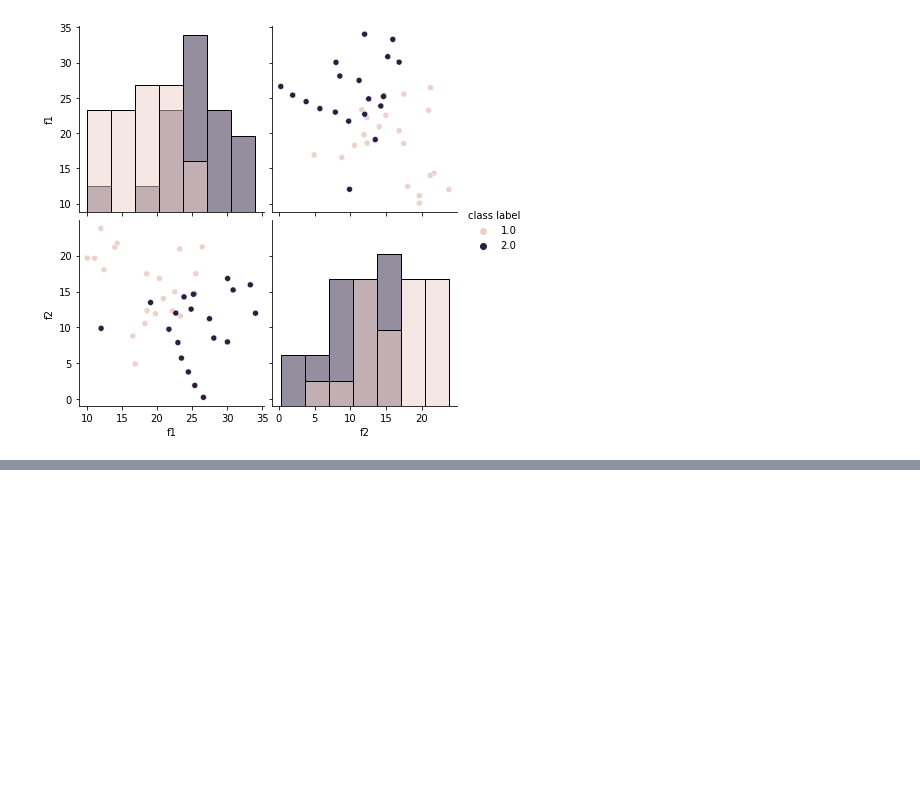
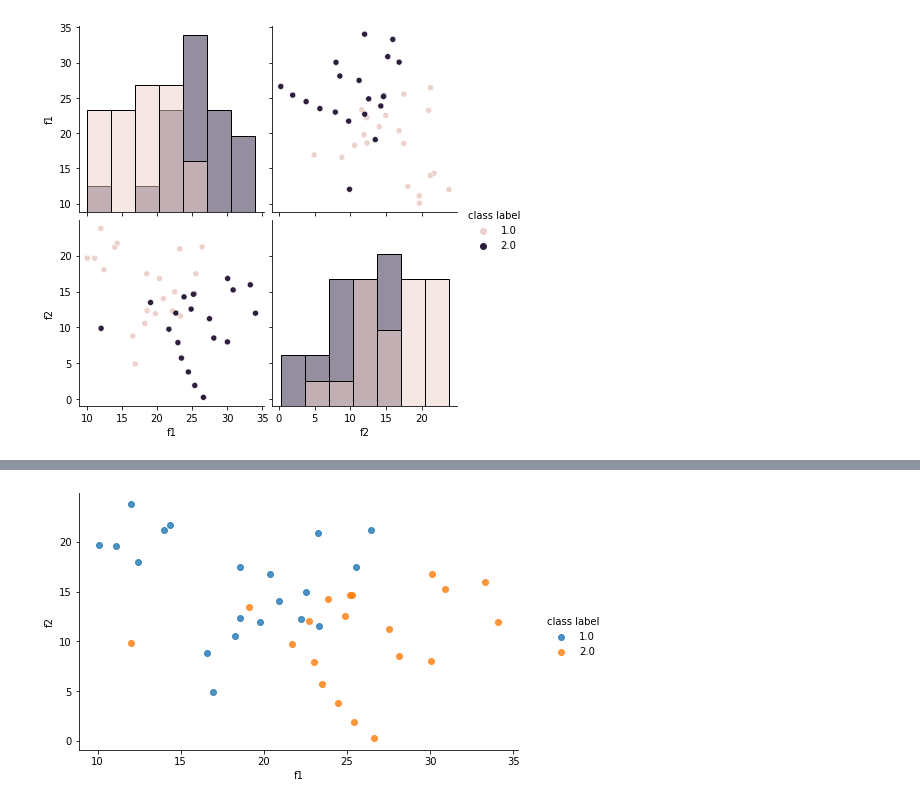
Before and after one commit to taareek/machine_learning, a Jupyter notebook: course work/Problem 1/Assignment 01.ipynb, the cells around one changed output, grey strips where cells are left out. Drawn from its saved outputs; the diff is of its cells as text; code cells hidden in the pictures; blank space fills up the shorter version.

```diff
--- a/course work/Problem 1/Untitled.ipynb
+++ b/course work/Problem 1/Assignment 01.ipynb
@@ -207,2 +233,12 @@ data.hist(edgecolor= 'black', linewidth= 1.2, figsize= (10,6), bins= 5);
 # %%
 data.hist?
+# %%
+import seaborn as sns
+import warnings
+warnings.simplefilter(action="ignore", category=FutureWarning)
+sns.lmplot('f1', 'f2', data, hue='class label', fit_reg=False)
+fig = plt.gcf()
+fig.set_size_inches(8, 4)
+plt.show()
+# %% [output]
+[figure, added]
```
Also changed, not shown: parts of 29 cells of this notebook.
